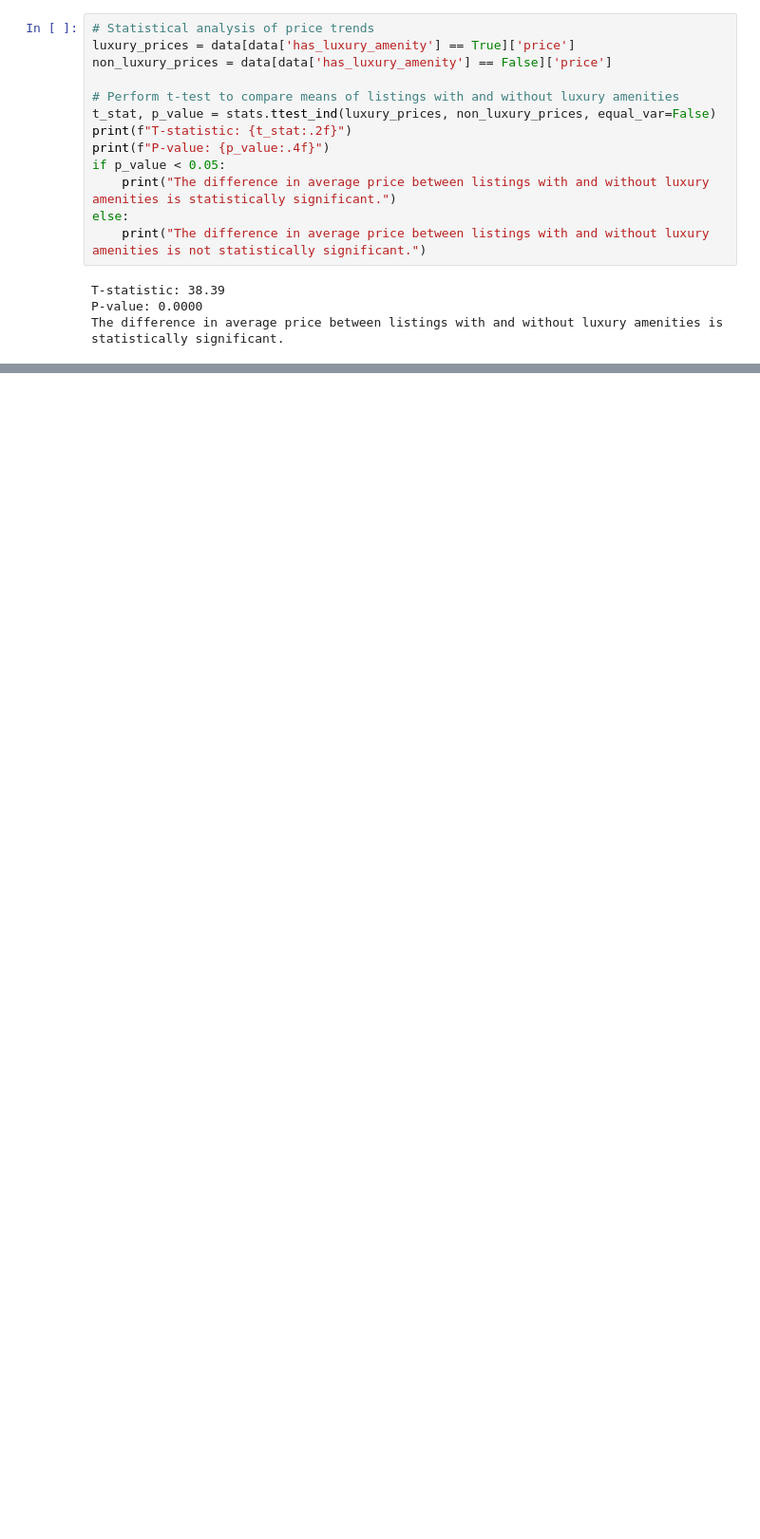
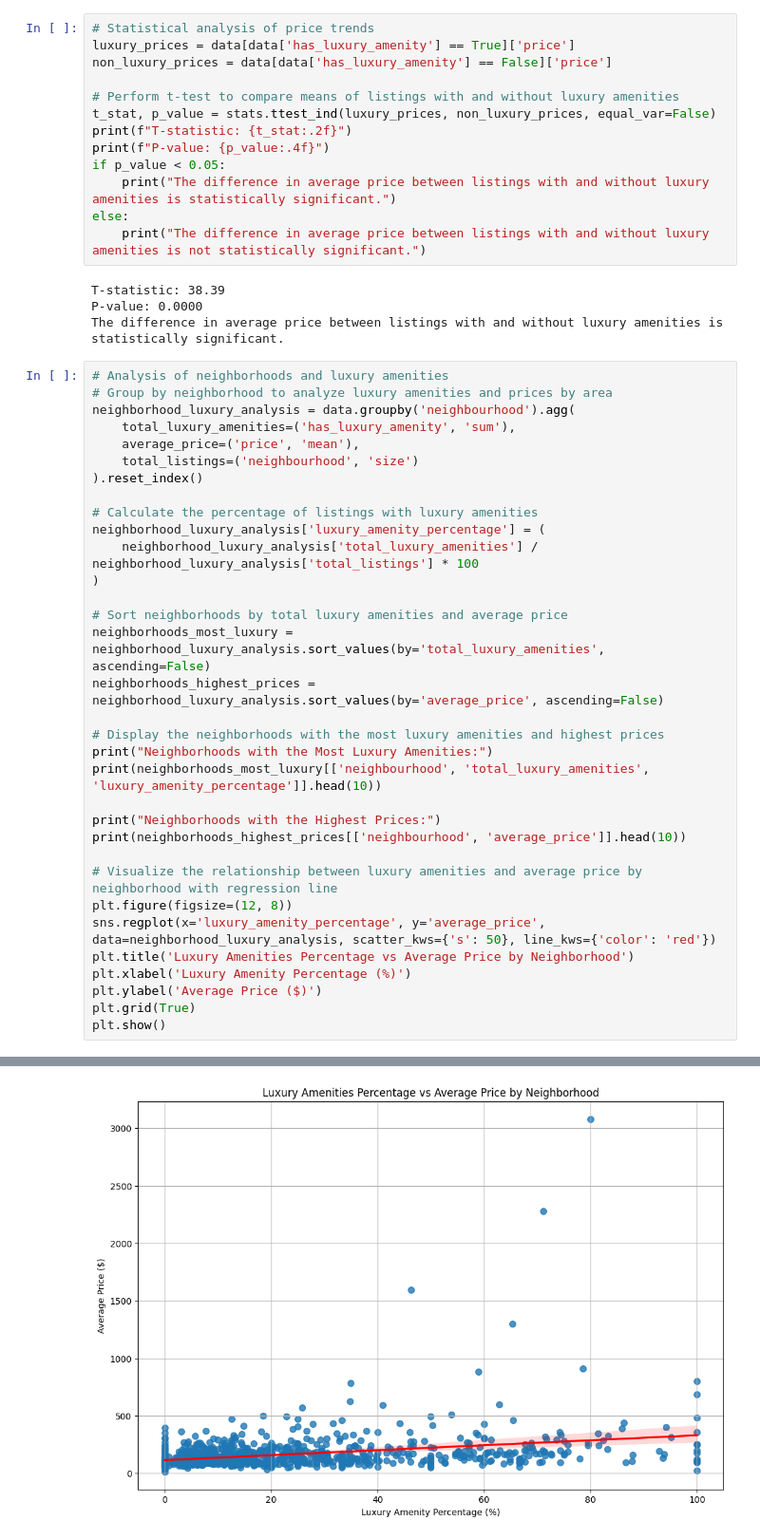
Before and after one commit to hmk81996/data_class_project_1, a Jupyter notebook: airbnb_cost_growth_exploration.ipynb, the cells around one changed output, grey strips where cells are left out. Shown at 95% size. Saved outputs shown, nothing was run; the diff lists cells and outputs as text; blank space fills up the shorter version.

Commit message:
New neighborhood section

```diff
--- a/airbnb_cost_growth_exploration.ipynb
+++ b/airbnb_cost_growth_exploration.ipynb
@@ -303,3 +303,37 @@ else:
 T-statistic: 38.39
 P-value: 0.0000
 The difference in average price between listings with and without luxury amenities is statistically significant.
+# %%
+# Analysis of neighborhoods and luxury amenities
+# Group by neighborhood to analyze luxury amenities and prices by area
+neighborhood_luxury_analysis = data.groupby('neighbourhood').agg(
+    total_luxury_amenities=('has_luxury_amenity', 'sum'),
+    average_price=('price', 'mean'),
+    total_listings=('neighbourhood', 'size')
+).reset_index()
+
+# Calculate the percentage of listings with luxury amenities
+neighborhood_luxury_analysis['luxury_amenity_percentage'] = (
+    neighborhood_luxury_analysis['total_luxury_amenities'] / neighborhood_luxury_analysis['total_listings'] * 100
+)
+
+# Sort neighborhoods by total luxury amenities and average price
+neighborhoods_most_luxury = neighborhood_luxury_analysis.sort_values(by='total_luxury_amenities', ascending=False)
+neighborhoods_highest_prices = neighborhood_luxury_analysis.sort_values(by='average_price', ascending=False)
+
+# Display the neighborhoods with the most luxury amenities and highest prices
+print("Neighborhoods with the Most Luxury Amenities:")
+print(neighborhoods_most_luxury[['neighbourhood', 'total_luxury_amenities', 'luxury_amenity_percentage']].head(10))
+
+print("Neighborhoods with the Highest Prices:")
+print(neighborhoods_highest_prices[['neighbourhood', 'average_price']].head(10))
+
+# Visualize the relationship between luxury amenities and average price by neighborhood with regression line
+plt.figure(figsize=(12, 8))
+sns.regplot(x='luxury_amenity_percentage', y='average_price', data=neighborhood_luxury_analysis, scatter_kws={'s': 50}, line_kws={'color': 'red'})
+plt.title('Luxury Amenities Percentage vs Average Price by Neighborhood')
+plt.xlabel('Luxury Amenity Percentage (%)')
+plt.ylabel('Average Price ($)')
+plt.grid(True)
+plt.show()
+# %% [output]
@@ -305,0 +357 @@ The difference in average price between listings with and without luxury ameniti
+[figure, added]
```
Also changed, not shown: parts of 1 cell of this notebook.
